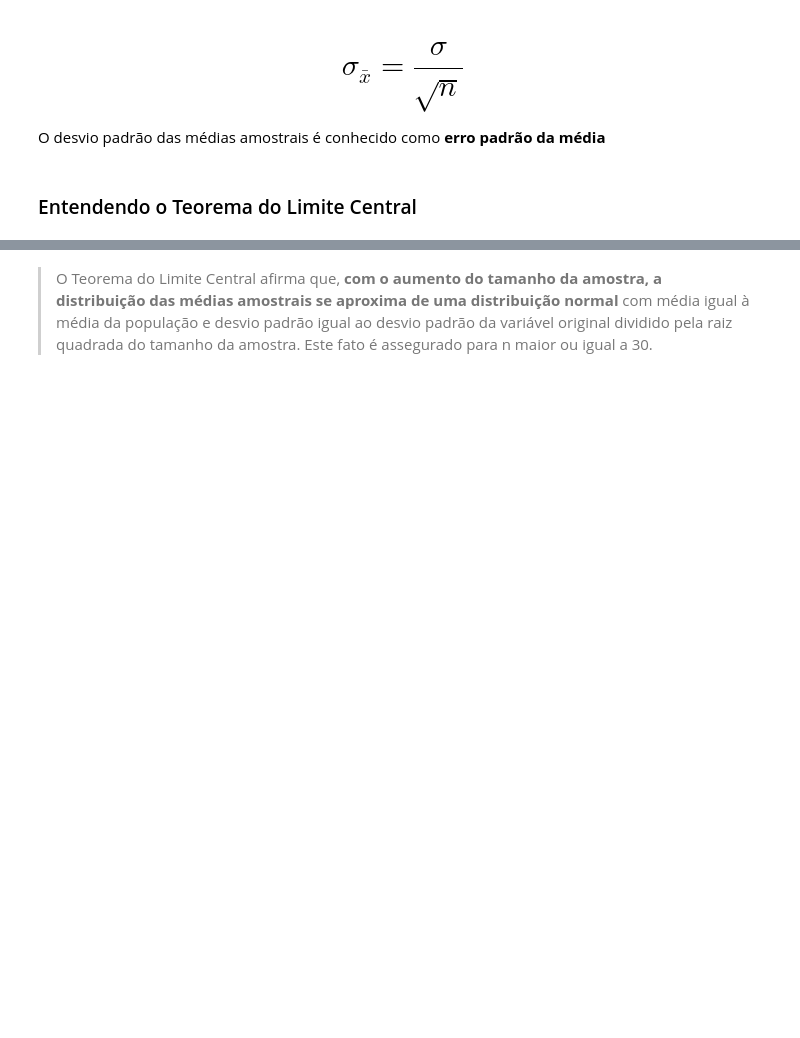
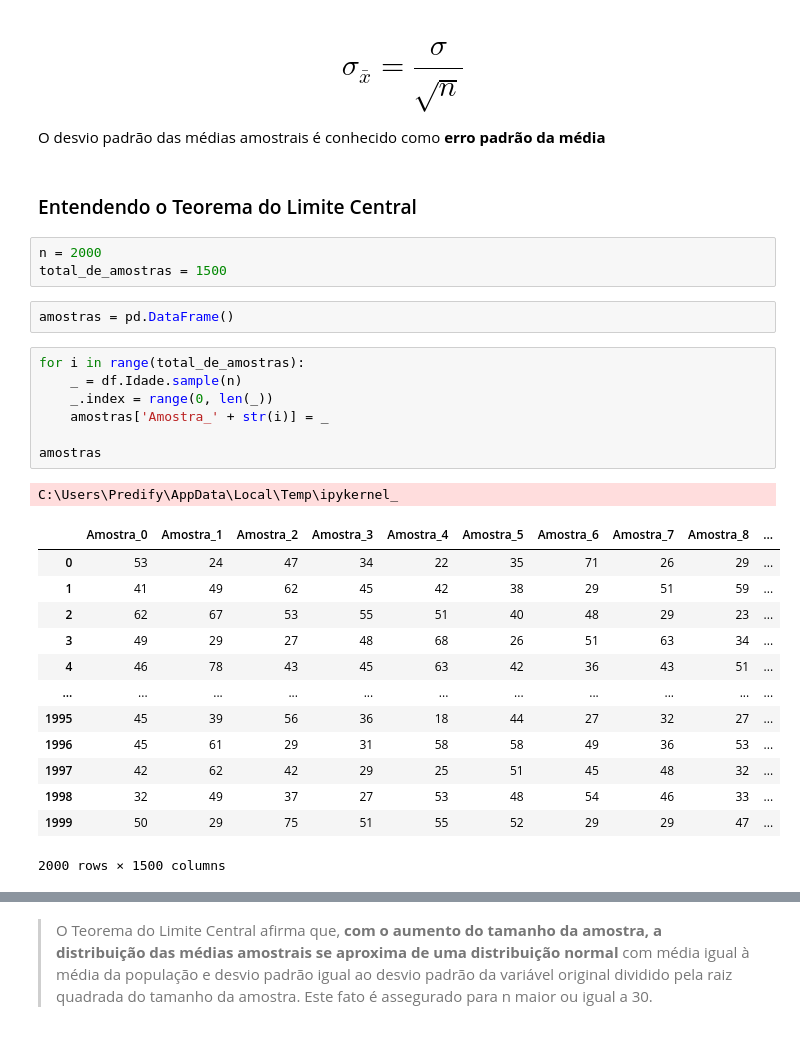
Before and after one commit to LuTDC/estatistica_python_alura, a Jupyter notebook: Modulo2/Curso_de_Estatística_Parte_2.ipynb, the cells around one changed output, grey strips where cells are left out. Drawn from its saved outputs; the diff is of its cells as text; blank space fills up the shorter version.

```diff
--- a/Modulo2/Curso_de_Estatística_Parte_2.ipynb
+++ b/Modulo2/Curso_de_Estatística_Parte_2.ipynb
@@ -758,3 +758,30 @@ Suponha que os pesos dos sacos de arroz de uma indústria alimentícia se distri
 O desvio padrão das médias amostrais é conhecido como **erro padrão da média**
 # %% [markdown]
 ### Entendendo o Teorema do Limite Central
+# %%
+n = 2000
+total_de_amostras = 1500
+# %%
+amostras = pd.DataFrame()
+# %%
+for i in range(total_de_amostras):
+    _ = df.Idade.sample(n)
+    _.index = range(0, len(_))
+    amostras['Amostra_' + str(i)] = _
+
+amostras
+# %% [output]
+C:\Users\Predify\AppData\Local\Temp\ipykernel_
+|  | Amostra_0 | Amostra_1 | Amostra_2 | Amostra_3 | Amostra_4 | Amostra_5 | Amostra_6 | Amostra_7 | Amostra_8 | ... |
+| 0 | 53 | 24 | 47 | 34 | 22 | 35 | 71 | 26 | 29 | ... |
+| 1 | 41 | 49 | 62 | 45 | 42 | 38 | 29 | 51 | 59 | ... |
+| 2 | 62 | 67 | 53 | 55 | 51 | 40 | 48 | 29 | 23 | ... |
+| 3 | 49 | 29 | 27 | 48 | 68 | 26 | 51 | 63 | 34 | ... |
+| 4 | 46 | 78 | 43 | 45 | 63 | 42 | 36 | 43 | 51 | ... |
+| ... | ... | ... | ... | ... | ... | ... | ... | ... | ... | ... |
+| 1995 | 45 | 39 | 56 | 36 | 18 | 44 | 27 | 32 | 27 | ... |
+| 1996 | 45 | 61 | 29 | 31 | 58 | 58 | 49 | 36 | 53 | ... |
+| 1997 | 42 | 62 | 42 | 29 | 25 | 51 | 45 | 48 | 32 | ... |
+| 1998 | 32 | 49 | 37 | 27 | 53 | 48 | 54 | 46 | 33 | ... |
+| 1999 | 50 | 29 | 75 | 51 | 55 | 52 | 29 | 29 | 47 | ... |
+2000 rows × 1500 columns
```
Also changed, not shown: parts of 22 cells of this notebook.
